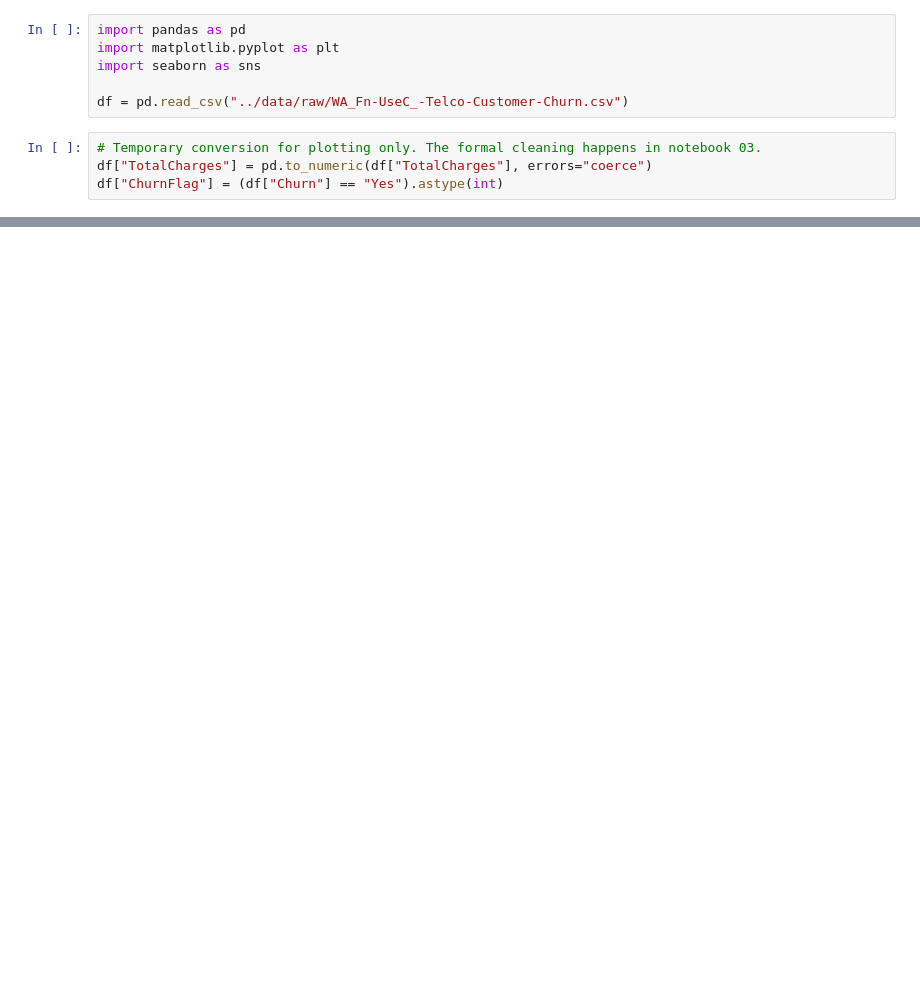
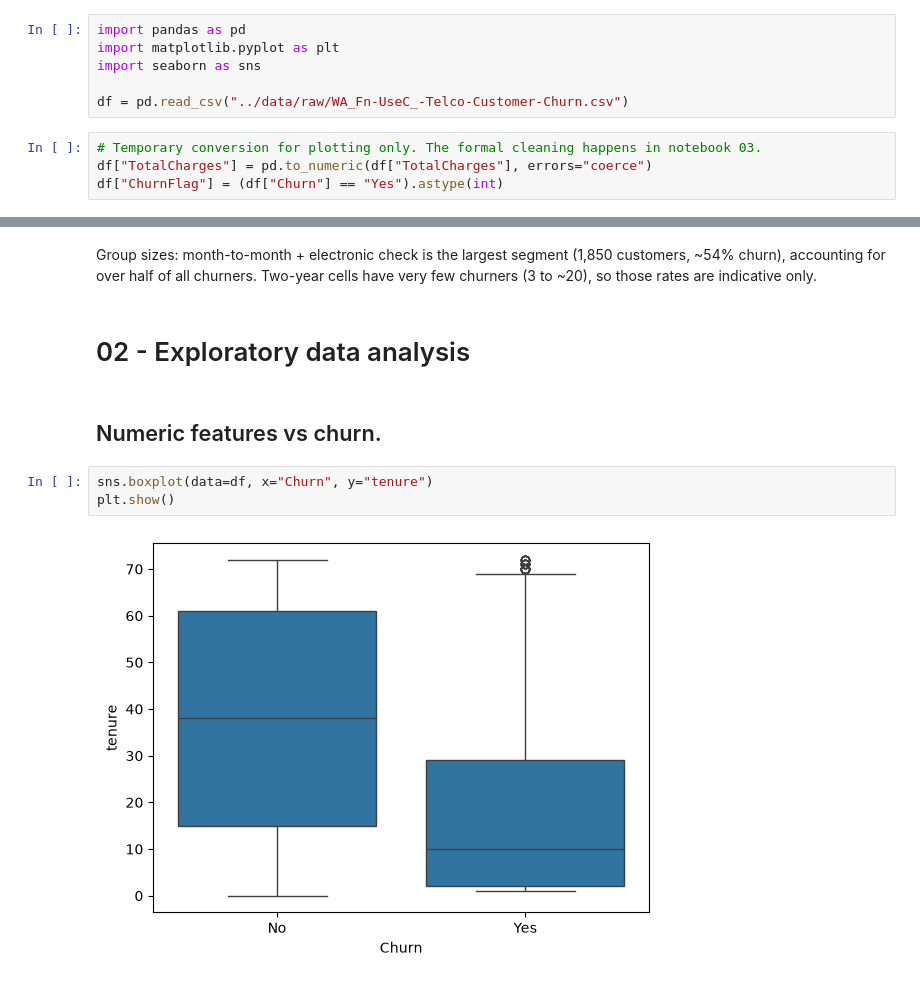
Before and after one commit to Rgmoogachiri/telco-churn-prediction, a Jupyter notebook: notebooks/02_EDA.ipynb, the cells around one changed output, grey strips where cells are left out. Saved outputs shown, nothing was run; the diff lists cells and outputs as text; blank space fills up the shorter version.

Commit message:
Complete EDA: churn by contract, internet, payment, tenure and charges

```diff
--- a/notebooks/02_EDA.ipynb
+++ b/notebooks/02_EDA.ipynb
@@ -22,0 +76,13 @@ Name: ChurnFlag, dtype: float64
+# %% [markdown]
+Group sizes: month-to-month + electronic check is the largest segment (1,850 customers, ~54% churn),
+accounting for over half of all churners. Two-year cells have very few churners (3 to ~20),
+so those rates are indicative only.
+# %% [markdown]
+# 02 - Exploratory data analysis
+# %% [markdown]
+## Numeric features vs churn.
+# %%
+sns.boxplot(data=df, x="Churn", y="tenure")
+plt.show()
+# %% [output]
+[figure, added]
```
Also changed, not shown: parts of 17 cells of this notebook.
